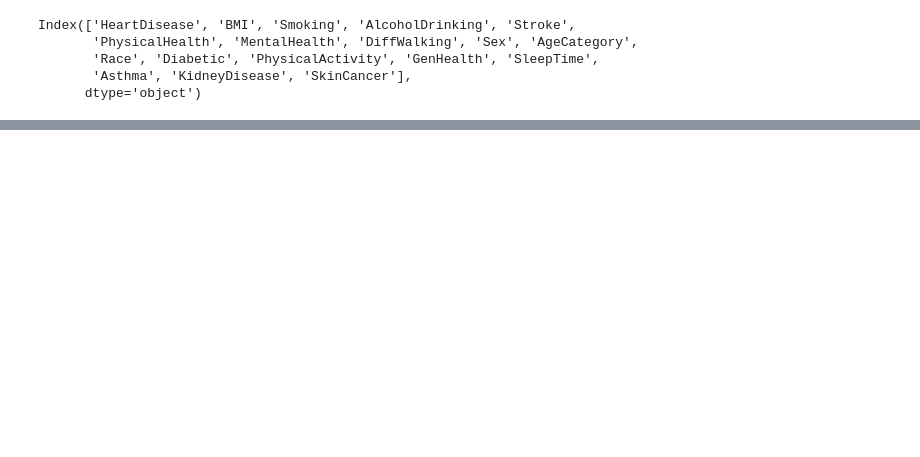
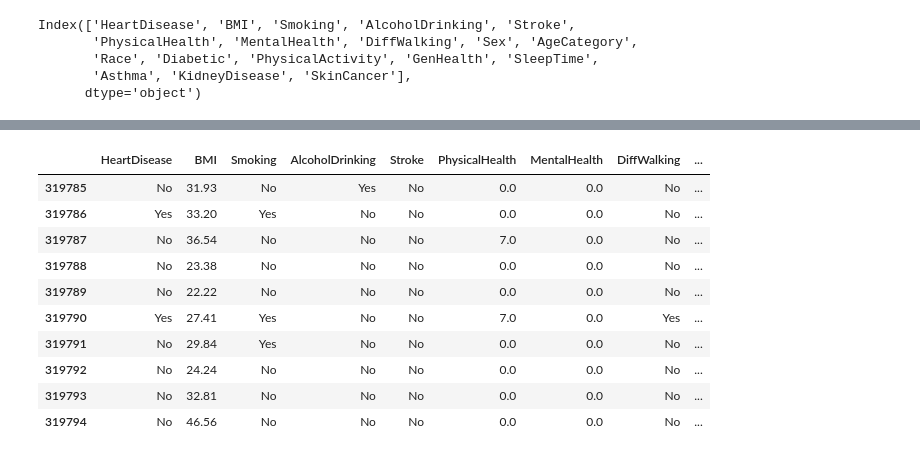
Before and after one commit to MaliheDahmardeh/project, a Jupyter notebook: Copy_of_Untitled0.ipynb, the cells around one changed output, grey strips where cells are left out. Saved outputs shown, nothing was run; the diff lists cells and outputs as text; code cells hidden in the pictures; blank space fills up the shorter version.

```diff
--- a/Copy_of_Untitled0.ipynb
+++ b/Copy_of_Untitled0.ipynb
@@ -194,0 +337,14 @@ plt.show()
+# %%
+heart_disease_df.tail(10)
+# %% [output]
+|  | HeartDisease | BMI | Smoking | AlcoholDrinking | Stroke | PhysicalHealth | MentalHealth | DiffWalking | ... |
+| 319785 | No | 31.93 | No | Yes | No | 0.0 | 0.0 | No | ... |
+| 319786 | Yes | 33.20 | Yes | No | No | 0.0 | 0.0 | No | ... |
+| 319787 | No | 36.54 | No | No | No | 7.0 | 0.0 | No | ... |
+| 319788 | No | 23.38 | No | No | No | 0.0 | 0.0 | No | ... |
+| 319789 | No | 22.22 | No | No | No | 0.0 | 0.0 | No | ... |
+| 319790 | Yes | 27.41 | Yes | No | No | 7.0 | 0.0 | Yes | ... |
+| 319791 | No | 29.84 | Yes | No | No | 0.0 | 0.0 | No | ... |
+| 319792 | No | 24.24 | No | No | No | 0.0 | 0.0 | No | ... |
+| 319793 | No | 32.81 | No | No | No | 0.0 | 0.0 | No | ... |
+| 319794 | No | 46.56 | No | No | No | 0.0 | 0.0 | No | ... |
```
Also changed, not shown: parts of 19 cells of this notebook.
